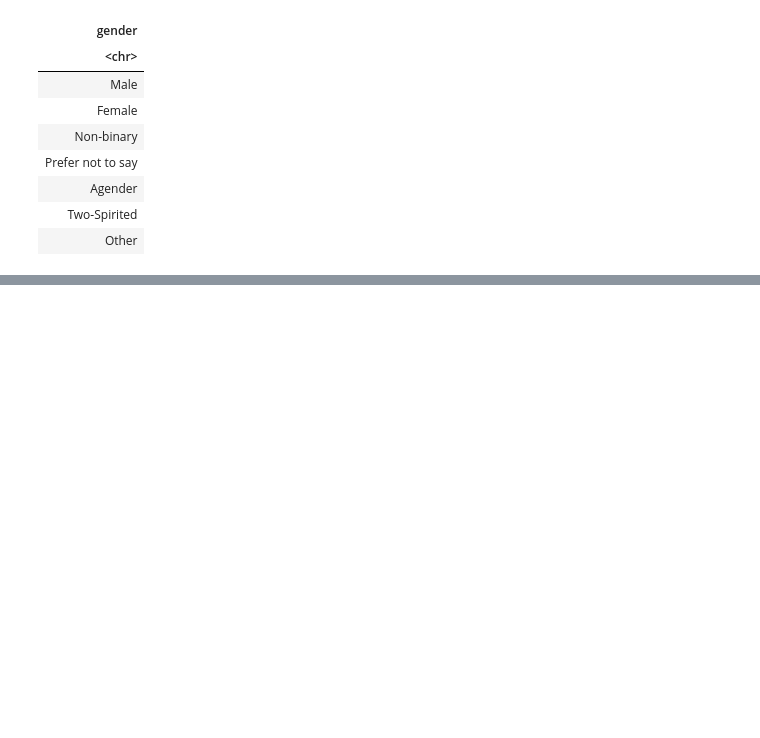
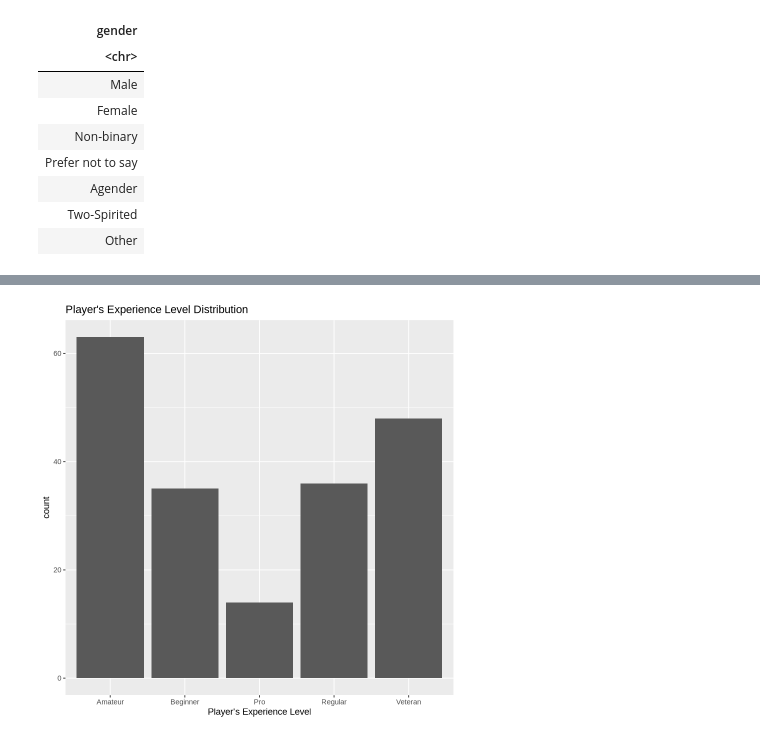
Before and after one commit to Yifan669/Project_individual_plan, a Jupyter notebook: individual project planning.ipynb, the cells around one changed output, grey strips where cells are left out. Saved outputs shown, nothing was run; the diff lists cells and outputs as text; code cells hidden in the pictures; blank space fills up the shorter version.

```diff
--- a/individual project planning.ipynb
+++ b/individual project planning.ipynb
@@ -115,0 +127,9 @@ The variables are:
+# %%
+exp_distribution <- players |>
+ggplot(aes(x = experience)) +
+geom_bar() +
+xlab("Player's Experience Level") +
+ggtitle("Player's Experience Level Distribution")
+exp_distribution
+# %% [output]
+[figure, added]
```
Also changed, not shown: parts of 4 cells of this notebook.
